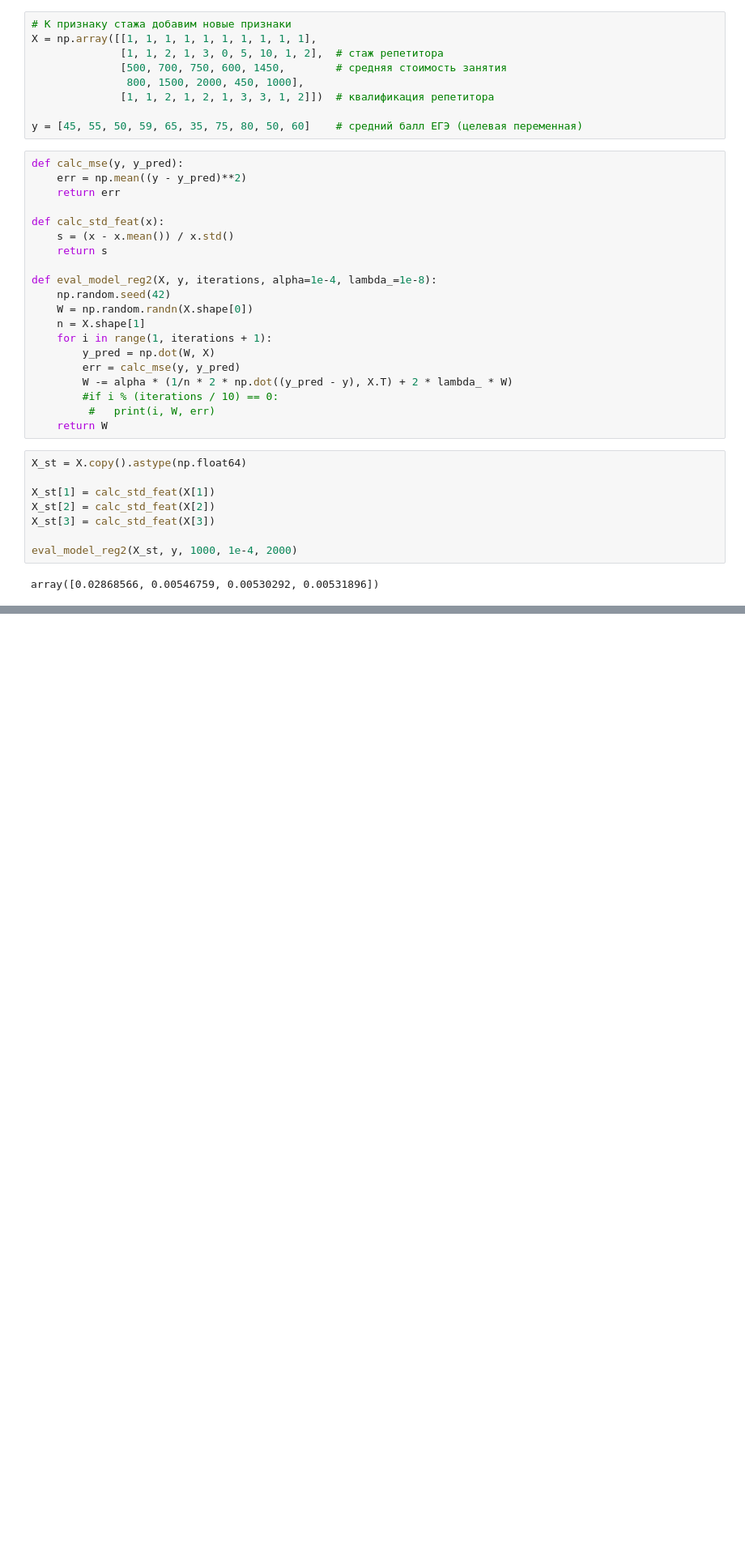
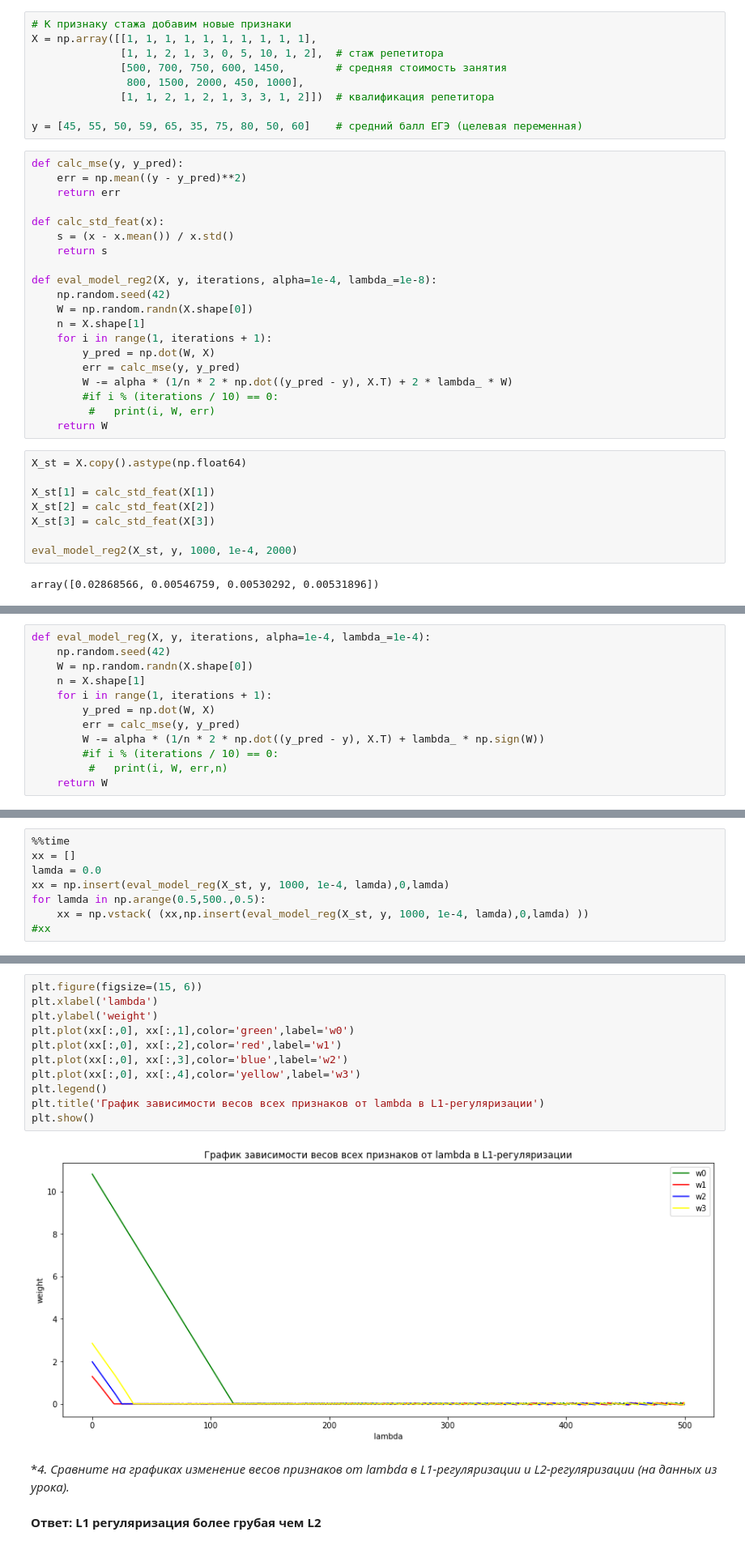
Before and after one commit to achinyaev/algoritm20210802, a Jupyter notebook: hw02.ipynb, the cells around one changed output, grey strips where cells are left out. Shown at 81% size. Drawn from its saved outputs; the diff is of its cells as text; blank space fills up the shorter version.

```diff
--- a/hw02.ipynb
+++ b/hw02.ipynb
@@ -91,0 +86,12 @@ plt.show()
+# %%
+def eval_model_reg(X, y, iterations, alpha=1e-4, lambda_=1e-4):
+    np.random.seed(42)
+    W = np.random.randn(X.shape[0])
+    n = X.shape[1]
+    for i in range(1, iterations + 1):
+        y_pred = np.dot(W, X)
+        err = calc_mse(y, y_pred)
+        W -= alpha * (1/n * 2 * np.dot((y_pred - y), X.T) + lambda_ * np.sign(W))
+        #if i % (iterations / 10) == 0:
+         #   print(i, W, err,n)
+    return W
@@ -91,0 +102,8 @@ plt.show()
+# %%
+%%time
+xx = []
+lamda = 0.0
+xx = np.insert(eval_model_reg(X_st, y, 1000, 1e-4, lamda),0,lamda)
+for lamda in np.arange(0.5,500.,0.5):
+    xx = np.vstack( (xx,np.insert(eval_model_reg(X_st, y, 1000, 1e-4, lamda),0,lamda) ))
+#xx
@@ -91,0 +112,17 @@ plt.show()
+# %%
+plt.figure(figsize=(15, 6))
+plt.xlabel('lambda')
+plt.ylabel('weight')
+plt.plot(xx[:,0], xx[:,1],color='green',label='w0')
+plt.plot(xx[:,0], xx[:,2],color='red',label='w1')
+plt.plot(xx[:,0], xx[:,3],color='blue',label='w2')
+plt.plot(xx[:,0], xx[:,4],color='yellow',label='w3')
+plt.legend()
+plt.title('График зависимости весов всех признаков от lambda в L1-регуляризации')
+plt.show()
+# %% [output]
+[figure, added]
+# %% [markdown]
+**4. *Сравните на графиках изменение весов признаков от lambda в L1-регуляризации и L2-регуляризации (на данных из урока).**
+# %% [markdown]
+**Ответ: L1 регуляризация более грубая чем L2**
```
Also changed, not shown: parts of 8 cells of this notebook.
